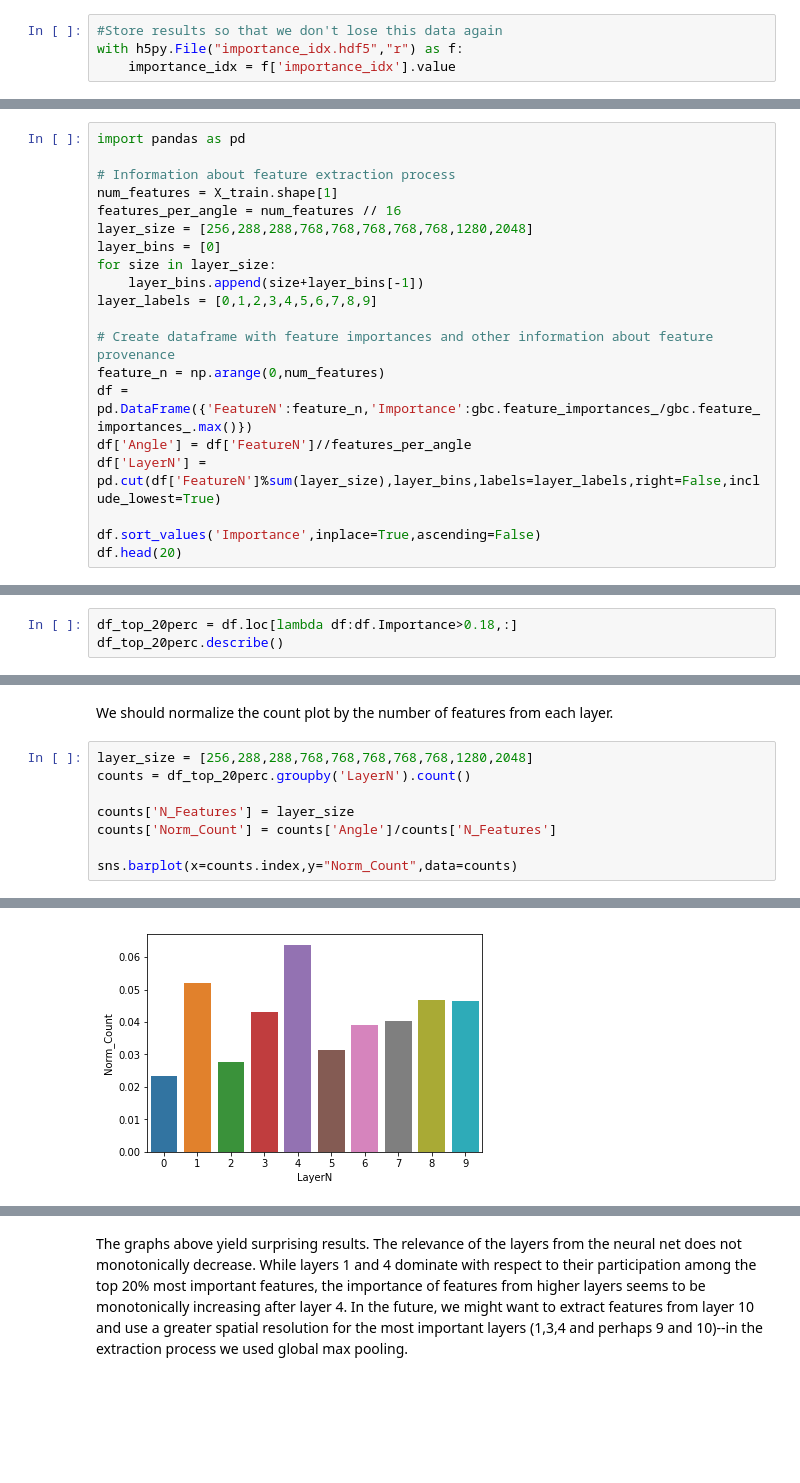
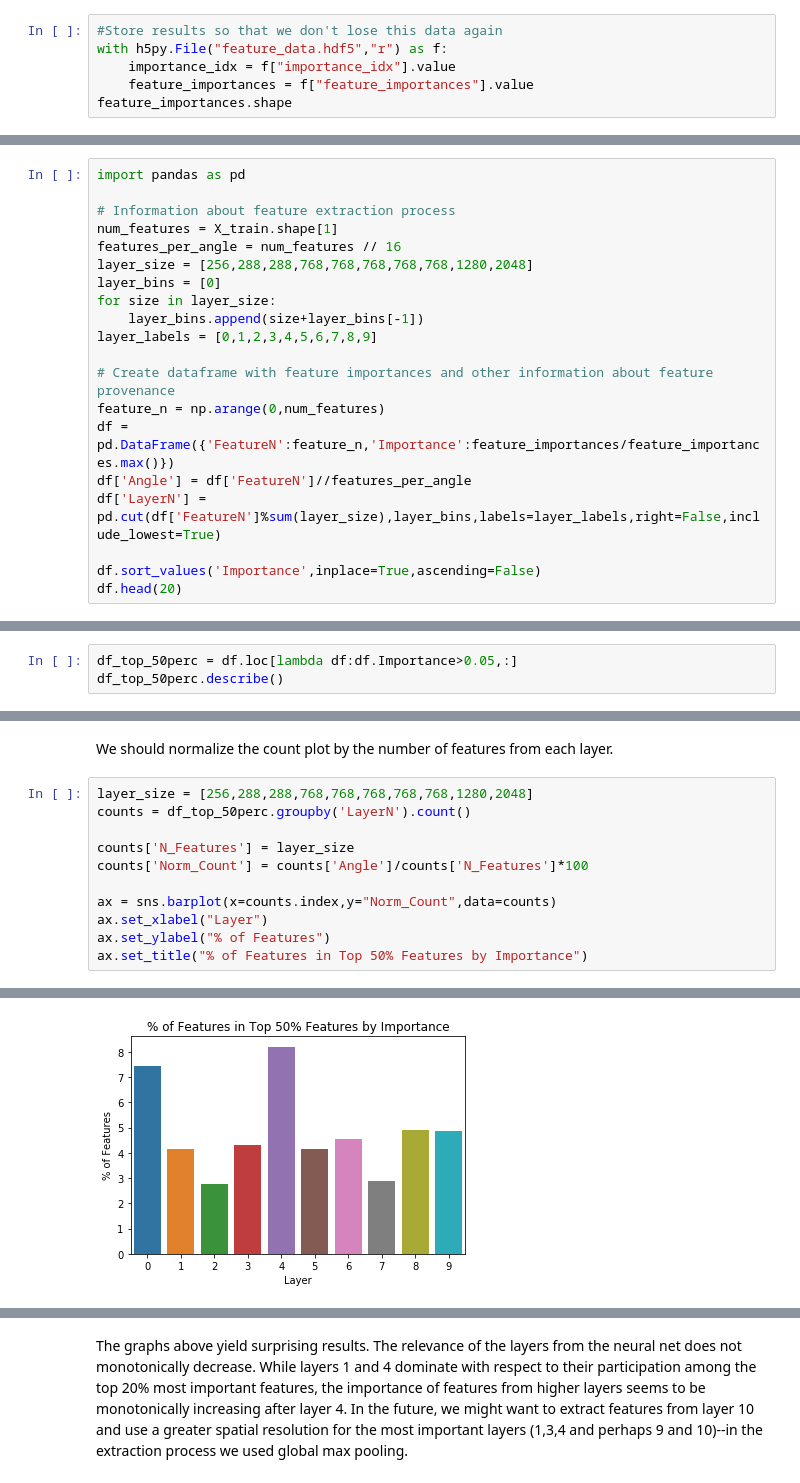
Before and after one commit to brayan07/machine-learning, a Jupyter notebook: projects/capstone/DHSThreatRecognition/ModelingExtractedFeatures.ipynb, the cells around one changed output, grey strips where cells are left out. Cells and saved outputs as stored; diff of their text form; blank space fills up the shorter version.

Commit message:
Downloaded feature_data array and made changes to model notebook

```diff
--- a/projects/capstone/DHSThreatRecognition/ModelingExtractedFeatures.ipynb
+++ b/projects/capstone/DHSThreatRecognition/ModelingExtractedFeatures.ipynb
@@ -856,5 +1013,7 @@ plt.show()
 ### Feature Importance
 # %%
 #Store results so that we don't lose this data again
-with h5py.File("importance_idx.hdf5","r") as f:
-    importance_idx = f['importance_idx'].value
+with h5py.File("feature_data.hdf5","r") as f:
+    importance_idx = f["importance_idx"].value
+    feature_importances = f["feature_importances"].value
+feature_importances.shape
@@ -872,7 +1033,7 @@ layer_labels = [0,1,2,3,4,5,6,7,8,9]
 
 # Create dataframe with feature importances and other information about feature provenance
 feature_n = np.arange(0,num_features)
-df = pd.DataFrame({'FeatureN':feature_n,'Importance':gbc.feature_importances_/gbc.feature_importances_.max()})
+df = pd.DataFrame({'FeatureN':feature_n,'Importance':feature_importances/feature_importances.max()})
 df['Angle'] = df['FeatureN']//features_per_angle
 df['LayerN'] = pd.cut(df['FeatureN']%sum(layer_size),layer_bins,labels=layer_labels,right=False,include_lowest=True)
 
@@ -917,5 +1081,5 @@ ax = sns.distplot(df_no_zero.Importance,kde=True,kde_kws={'cumulative':True},his
 # %%
-df_top_20perc = df.loc[lambda df:df.Importance>0.18,:]
-df_top_20perc.describe()
+df_top_50perc = df.loc[lambda df:df.Importance>0.05,:]
+df_top_50perc.describe()
 # %% [output]
 |  | FeatureN | Importance | Angle |
@@ -936,10 +1100,13 @@ sns.countplot(x="LayerN",data=df_top_20perc)
 We should normalize the count plot by the number of features from each layer.
 # %%
 layer_size = [256,288,288,768,768,768,768,768,1280,2048]
-counts = df_top_20perc.groupby('LayerN').count()
+counts = df_top_50perc.groupby('LayerN').count()
 
 counts['N_Features'] = layer_size
-counts['Norm_Count'] = counts['Angle']/counts['N_Features']
+counts['Norm_Count'] = counts['Angle']/counts['N_Features']*100
 
-sns.barplot(x=counts.index,y="Norm_Count",data=counts)
+ax = sns.barplot(x=counts.index,y="Norm_Count",data=counts)
+ax.set_xlabel("Layer")
+ax.set_ylabel("% of Features")
+ax.set_title("% of Features in Top 50% Features by Importance")
 # %% [output]
@@ -947,2 +1114,2 @@ sns.barplot(x=counts.index,y="Norm_Count",data=counts)
-[figure, old version]
+[figure, new version]
 # %%
```
Also changed, not shown: parts of 24 cells of this notebook, 1 other file.
